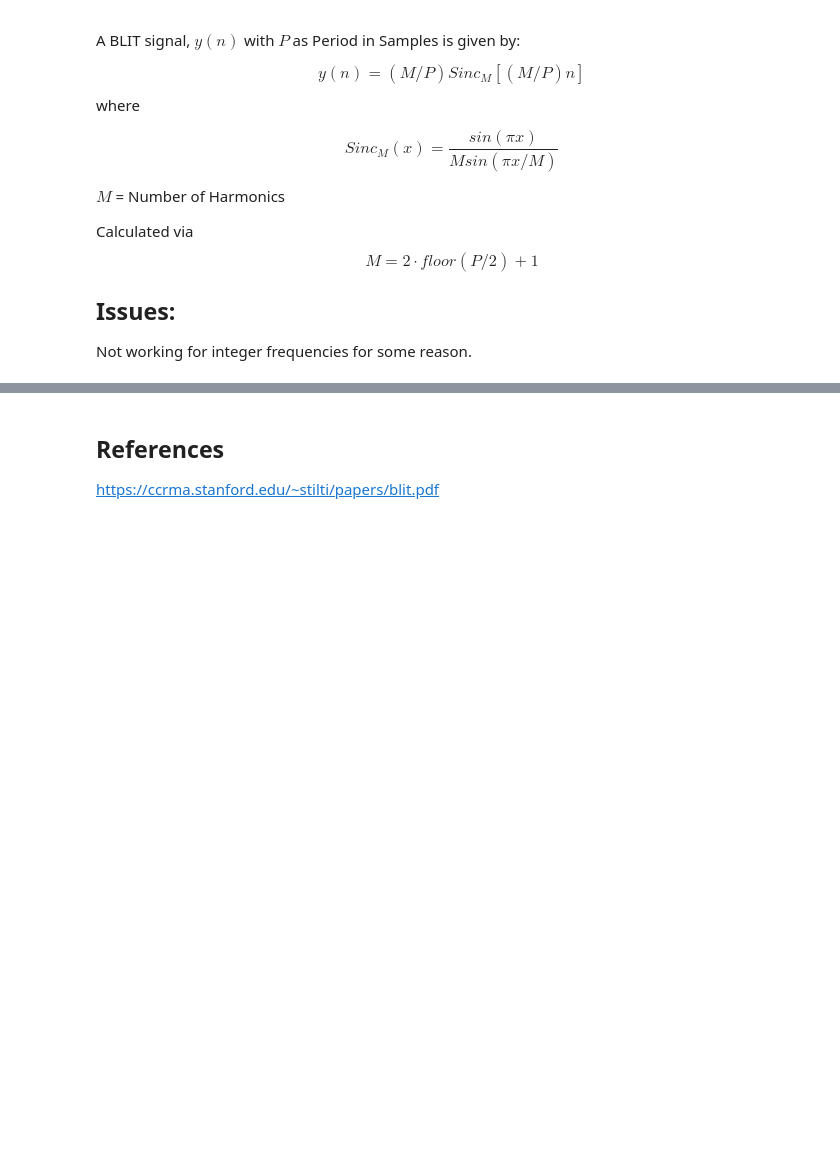
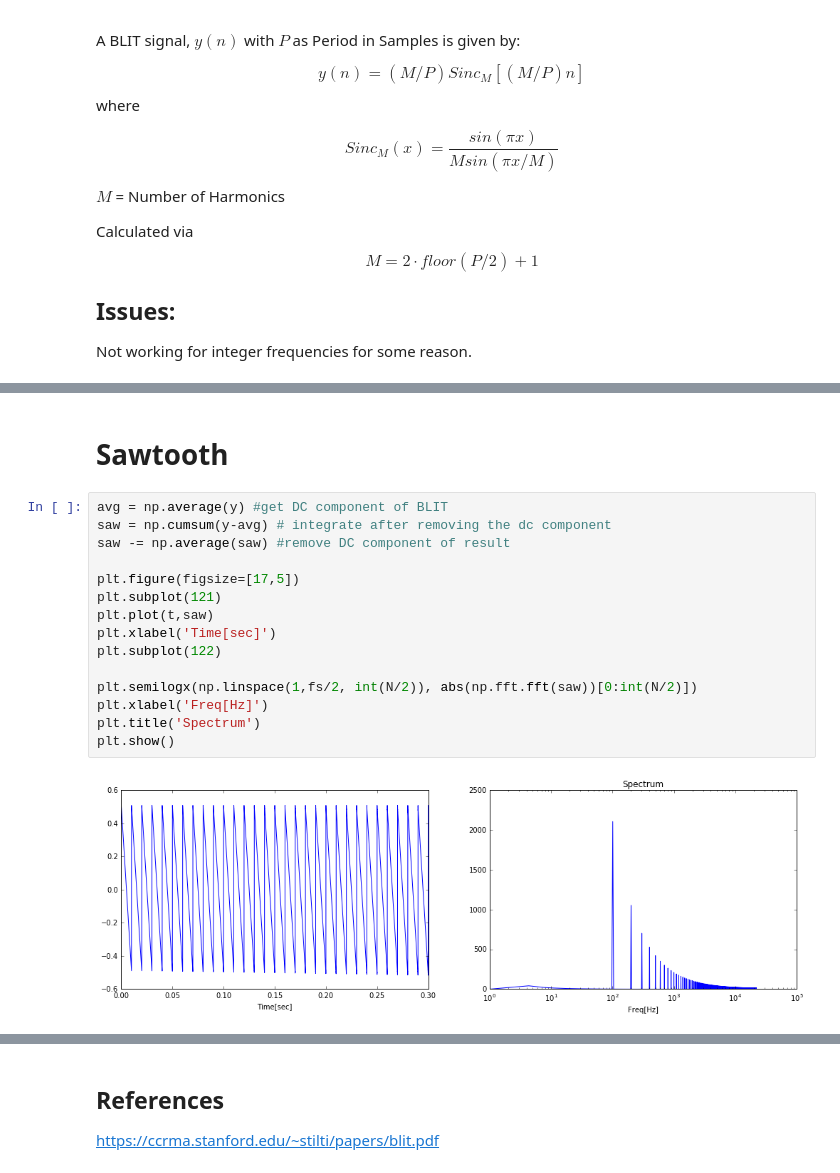
Before and after one commit to znibbles/01-advanced-synthesis-techniques, a Jupyter notebook: 01-BLIT.ipynb, the cells around one changed output, grey strips where cells are left out. Saved outputs shown, nothing was run; the diff lists cells and outputs as text; blank space fills up the shorter version.

```diff
--- a/01-BLIT.ipynb
+++ b/01-BLIT.ipynb
@@ -90,3 +96,22 @@ plt.show()
 Audio(data=y, rate=fs)
 # %% [output]
 [interactive output not drawn]
+# %% [markdown]
+# Sawtooth
+# %%
+avg = np.average(y) #get DC component of BLIT
+saw = np.cumsum(y-avg) # integrate after removing the dc component
+saw -= np.average(saw) #remove DC component of result
+
+plt.figure(figsize=[17,5])
+plt.subplot(121)
+plt.plot(t,saw)
+plt.xlabel('Time[sec]')
+plt.subplot(122)
+
+plt.semilogx(np.linspace(1,fs/2, int(N/2)), abs(np.fft.fft(saw))[0:int(N/2)])
+plt.xlabel('Freq[Hz]')
+plt.title('Spectrum')
+plt.show()
+# %% [output]
+[figure, added]
```
Also changed, not shown: parts of 6 cells of this notebook.
